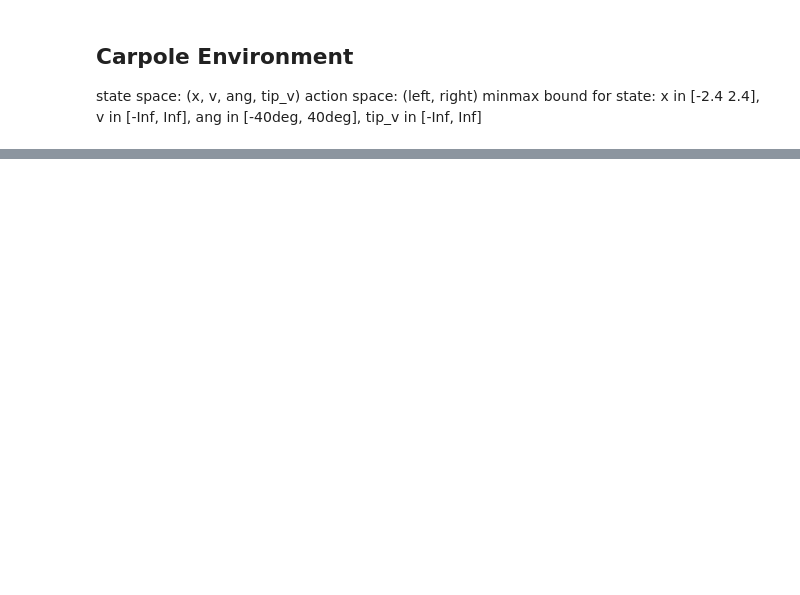
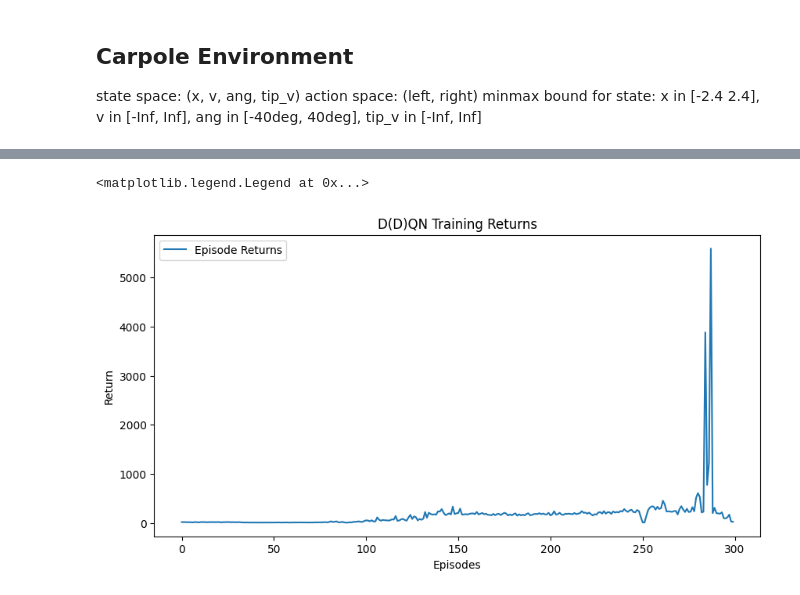
Before and after one commit to VulcanZhX/Hands-on-RL, a Jupyter notebook: Carpole.ipynb, the cells around one changed output, grey strips where cells are left out. Drawn from its saved outputs; the diff is of its cells as text; code cells hidden in the pictures; blank space fills up the shorter version.

```diff
--- a/Carpole.ipynb
+++ b/Carpole.ipynb
@@ -164,27 +164,31 @@ class DDQN:
         self.count += 1
 # %%
 ## Main program
-lr = 1e-3
+
+# seems to diverge in the long run, maybe an adaptive learning rate is needed
+# e.g. sum(a_t)=\infty, sum(a_t^2)<\infty
+lr = 1e-3  # learning rate
 hidden_dim = 80
-gamma = 0.98
-epsilon = 0.05
-num_episodes = 300
-tgt_update = 10
+gamma = 0.98 # discount factor
+epsilon = 0.05 # exploration rate
+num_episodes = 300 # number of episodes to train
+tgt_update = 10 # target network update frequency
 buffer_size = 10000 # replay buffer size
 minimal_size = 500 # minimal size of replay buffer to start training
 batch_size = 100 # batch size for training
 device = torch.device("cuda" if torch.cuda.is_available() else "cpu")
-env = gym.make('CartPole-v1')
+env = gym.make('CartPole-v1') # create the environment
 
-env.action_space.seed(0)  # set seed for reproducibility
+# C.I.A.L.L.O. random seed
+env.action_space.seed(0)
 random.seed(7)
 np.random.seed(2)
 torch.manual_seed(1)
 
 replay_buffer = ReplayBuffer(buffer_size)
-state_dim = env.observation_space.shape[0]
-action_dim = env.action_space.n
-agent = DQN(state_dim, hidden_dim, action_dim=action_dim, lr=lr, gamma=gamma, epsilon=epsilon, tgt_update=tgt_update, device=device)
+state_dim = env.observation_space.shape[0] # default dim = 4, position, velocity, angle, angular velocity
+action_dim = env.action_space.n # default dim = 2 (Bang-Bang control), can be changed to 3 or more
+agent = DDQN(state_dim, hidden_dim, action_dim, lr, gamma, epsilon, tgt_update, device)
 
 return_list = []
 for i in range(10):
@@ -201,12 +205,9 @@ for i in range(10):
 
             if replay_buffer.size() >= minimal_size:
                 b_s, b_a, b_r, b_ns, b_d = replay_buffer.sample(batch_size)
-                transition_dict = {'states': b_s,
-                                   'actions': b_a,
-                                   'rewards': b_r,
-                                   'next_states': b_ns,
-                                   'dones': b_d}
-                agent.DQN_main(transition_dict)
+                transition_dict = {'states': b_s, 'actions': b_a,
+                                   'rewards': b_r, 'next_states': b_ns, 'dones': b_d}
+                agent.DDQN_main(transition_dict)
         # record return
         return_list.append(episode_return)
         if (i_ep + 1) % 10 == 0:
@@ -215,0 +233,14 @@ TypeError: 'int' object is not callable
+# %%
+## Plotting the results
+episodes_list = list(range(len(return_list)))
+plt.figure(figsize=(10, 5))
+plt.plot(episodes_list, return_list, label='Episode Returns')
+plt.xlabel('Episodes')
+plt.ylabel('Return')
+plt.title('D(D)QN Training Returns')
+plt.legend()
+
+# move average return list to be added
+# %% [output]
+<matplotlib.legend.Legend at 0x...>
+[figure, added]
```
Also changed, not shown: parts of 5 cells of this notebook, 4 other files.
